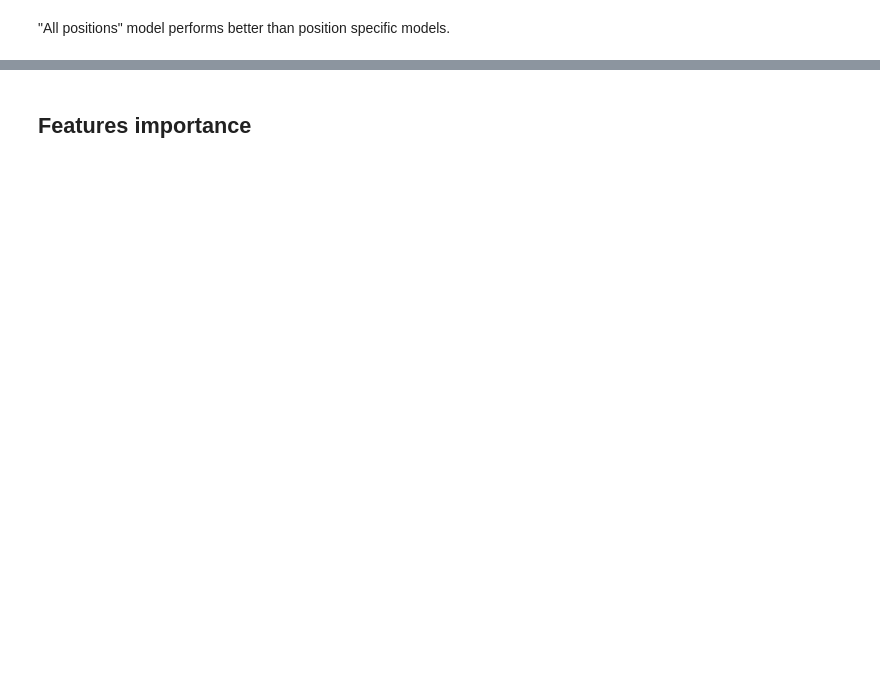
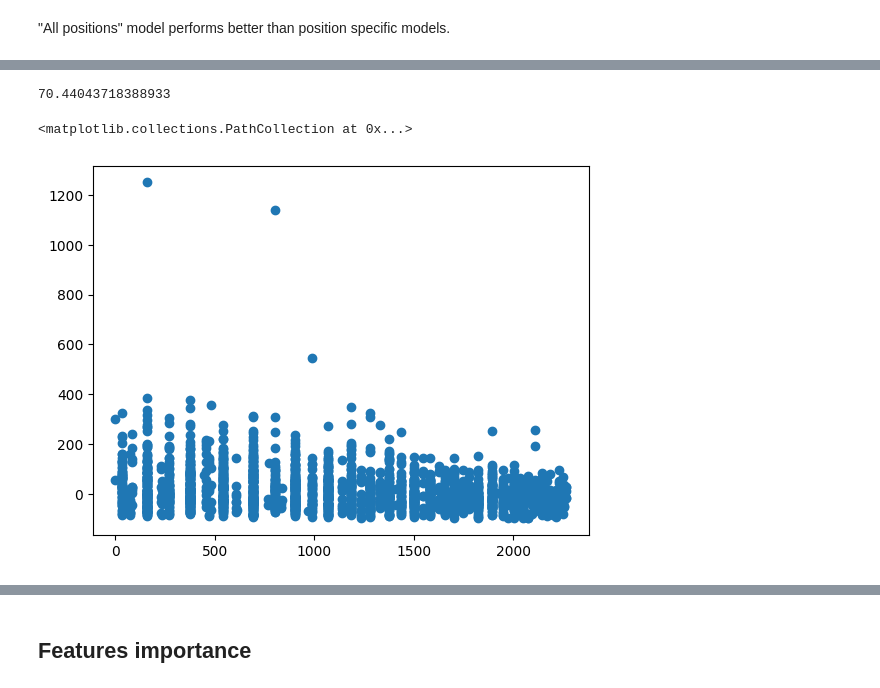
Before and after one commit to GolAITech/models, a Jupyter notebook: notebooks/all_positions_model.ipynb, the cells around one changed output, grey strips where cells are left out. Saved outputs shown, nothing was run; the diff lists cells and outputs as text; code cells hidden in the pictures; blank space fills up the shorter version.

```diff
--- a/notebooks/all_positions_model.ipynb
+++ b/notebooks/all_positions_model.ipynb
@@ -793,0 +861,11 @@ _ = plt.show()
+# %%
+reg_results = pd.DataFrame({
+    "y": np.exp(y_test),
+    "y_pred": np.exp(xgboost_reg.predict(X_test))
+    # "y": y_test,
+    # "y_pred": xgboost_reg.predict(X_test)
+})
+reg_results["diff"] = reg_results["y_pred"] - reg_results["y"]
+reg_results["rel_error"] = reg_results["diff"] / reg_results["y"] * 100
+reg_results["abs_rel_error"] = np.abs(reg_results["rel_error"])
+reg_results
@@ -793,0 +901,11 @@ _ = plt.show()
+# %%
+np.mean(reg_results["abs_rel_error"])
+# %% [output]
+70.44043718388933
+# %%
+_data = reg_results.loc[reg_results["y"] >= 1_000_000]
+plt.scatter(_data["y"].rank(), _data["rel_error"])
+# plt.xscale("log")
+# %% [output]
+<matplotlib.collections.PathCollection at 0x...>
+[figure, added]
```
Also changed, not shown: parts of 50 cells of this notebook, 3 other files.
